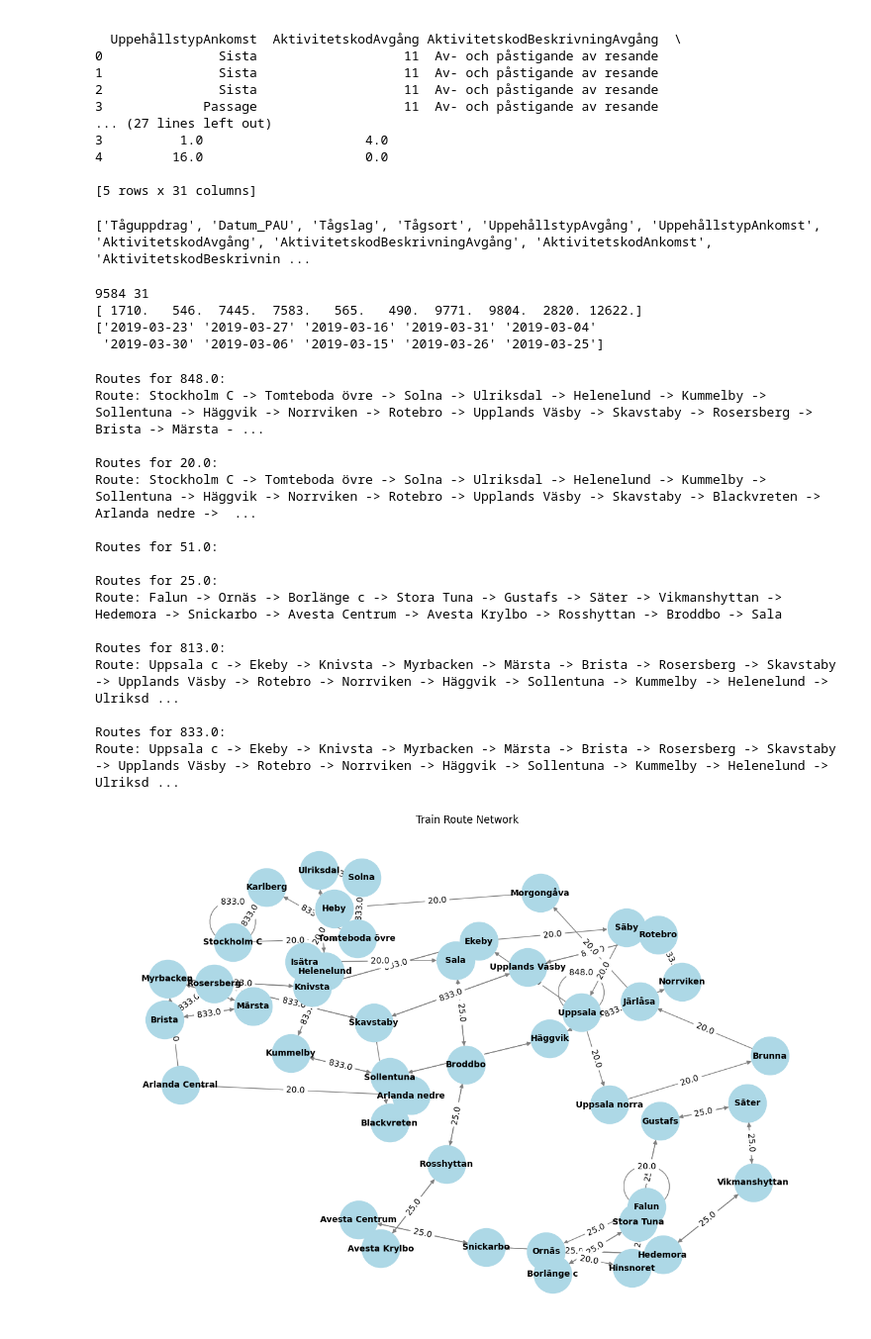
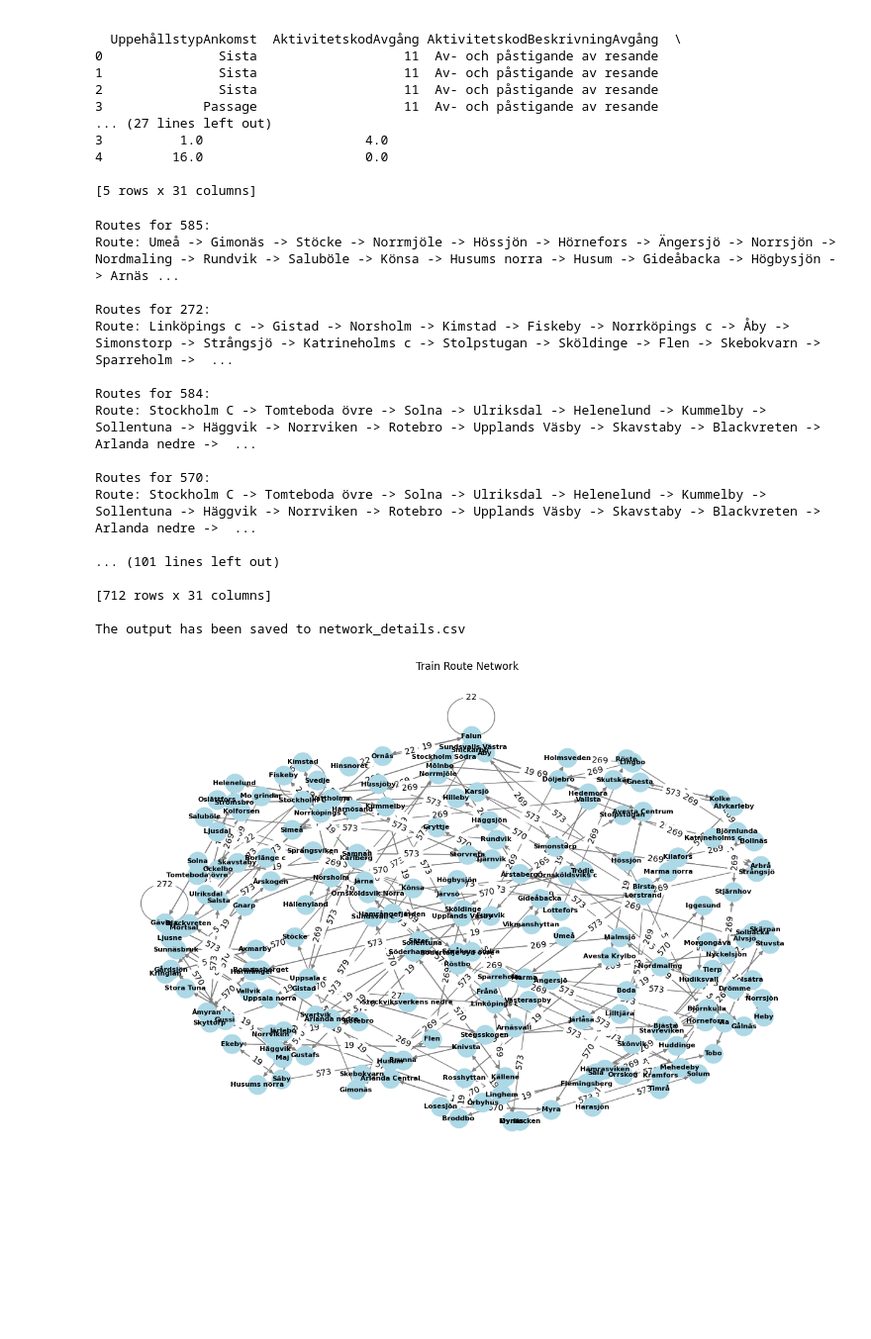
Before and after one commit to Kajsa7535/Project-In-Data-Science-, a Jupyter notebook: Network.ipynb, the cells around one changed output. Shown: that part at 99% size. Cells and saved outputs as stored; diff of their text form; code cells hidden in the pictures; blank space fills up the shorter version.

Commit message:
Changed network data

```diff
--- a/Network.ipynb
+++ b/Network.ipynb
@@ -33,29 +33,11 @@ print(df.head())
 4         16.0                     0.0
 
 [5 rows x 31 columns]
-# %%
-print(df.columns.tolist())
-# %% [output]
-['Tåguppdrag', 'Datum_PAU', 'Tågslag', 'Tågsort', 'UppehållstypAvgång', 'UppehållstypAnkomst', 'AktivitetskodAvgång', 'AktivitetskodBeskrivningAvgång', 'AktivitetskodAnkomst', 'AktivitetskodBeskrivnin ...
-# %%
-#get all rows with tåguppdrag and date
-unique_tåguppdrag = df['Tåguppdrag'].unique()
-unique_dates = df['Datum_PAU'].unique()
-print(len(unique_tåguppdrag), len(unique_dates))
-print(unique_tåguppdrag[:10])
-print(unique_dates[:10])
-# %% [output]
-9584 31
-[ 1710.   546.  7445.  7583.   565.   490.  9771.  9804.  2820. 12622.]
-['2019-03-23' '2019-03-27' '2019-03-16' '2019-03-31' '2019-03-04'
- '2019-03-30' '2019-03-06' '2019-03-15' '2019-03-26' '2019-03-25']
 # %%
 import pandas as pd
 
-
-
 # List of specific mission types interested in
-mission_types = [848.0, 20.0, 51.0,25.0, 813.0, 833.0]  # Add or adjust missions as necessary
+mission_types = [585,272,584,570,579,269,573,14,17,19,20,22]  # Add or adjust missions as necessary
 specific_date = '2019-03-27'  # Change this to desired date
 start_time = '7:00:00'
 end_time = '19:00:00'
@@ -63,6 +45,7 @@ end_time = '19:00:00'
 # Initialize a dictionary to hold routes for each mission
 all_routes = {}
 
+all_filtered_data = []  # List to store filtered data for each mission
 
 # Loop through each mission type
 for mission_type in mission_types:
@@ -78,6 +61,10 @@ for mission_type in mission_types:
                            (filtered_df['PlanAvgTid'].dt.time <= pd.to_datetime(end_time).time())) |
                           ((filtered_df['PlanAnkTid'].dt.time >= pd.to_datetime(start_time).time()) &
                            (filtered_df['PlanAnkTid'].dt.time <= pd.to_datetime(end_time).time()))]
+
+
+    # Append the filtered data to the list
+    all_filtered_data.append(filtered_df)
 
     # Initialize a list to hold the routes for the current mission
     routes = []
@@ -111,52 +98,67 @@ for mission_type in mission_types:
     # Store the routes for the current mission in the dictionary
     all_routes[mission_type] = routes
 
+# Combine all filtered data into a single DataFrame
+combined_filtered_df = pd.concat(all_filtered_data, ignore_index=True)
+
+# Save the combined filtered DataFrame to CSV
+output_file_name = 'network_details.csv'
+combined_filtered_df.to_csv(output_file_name, index=False, encoding='utf-8-sig')
+
+
 # Display the routes for each mission
 for mission, routes in all_routes.items():
     print(f"\nRoutes for {mission}:")
     for route in routes:
         print("Route:", route)
 
-#print("filtered data:",(filtered_df))
+
+
+# Display the filtered data for the network
+print("Filtered data for the network:")
+print(combined_filtered_df)
+
+print(f"\nThe output has been saved to {output_file_name}")
 # %% [output]
-Routes for 848.0:
-Route: Stockholm C -> Tomteboda övre -> Solna -> Ulriksdal -> Helenelund -> Kummelby -> Sollentuna -> Häggvik -> Norrviken -> Rotebro -> Upplands Väsby -> Skavstaby -> Rosersberg -> Brista -> Märsta - ...
+Routes for 585:
+Route: Umeå -> Gimonäs -> Stöcke -> Norrmjöle -> Hössjön -> Hörnefors -> Ängersjö -> Norrsjön -> Nordmaling -> Rundvik -> Saluböle -> Könsa -> Husums norra -> Husum -> Gideåbacka -> Högbysjön -> Arnäs ...
 
-Routes for 20.0:
+Routes for 272:
+Route: Linköpings c -> Gistad -> Norsholm -> Kimstad -> Fiskeby -> Norrköpings c -> Åby -> Simonstorp -> Strångsjö -> Katrineholms c -> Stolpstugan -> Sköldinge -> Flen -> Skebokvarn -> Sparreholm ->  ...
+
+Routes for 584:
 Route: Stockholm C -> Tomteboda övre -> Solna -> Ulriksdal -> Helenelund -> Kummelby -> Sollentuna -> Häggvik -> Norrviken -> Rotebro -> Upplands Väsby -> Skavstaby -> Blackvreten -> Arlanda nedre ->  ...
 
-Routes for 51.0:
+Routes for 570:
+Route: Stockholm C -> Tomteboda övre -> Solna -> Ulriksdal -> Helenelund -> Kummelby -> Sollentuna -> Häggvik -> Norrviken -> Rotebro -> Upplands Väsby -> Skavstaby -> Blackvreten -> Arlanda nedre ->  ...
 
-Routes for 25.0:
-Route: Falun -> Ornäs -> Borlänge c -> Stora Tuna -> Gustafs -> Säter -> Vikmanshyttan -> Hedemora -> Snickarbo -> Avesta Centrum -> Avesta Krylbo -> Rosshyttan -> Broddbo -> Sala
+... (101 lines left out)
 
-Routes for 813.0:
-Route: Uppsala c -> Ekeby -> Knivsta -> Myrbacken -> Märsta -> Brista -> Rosersberg -> Skavstaby -> Upplands Väsby -> Rotebro -> Norrviken -> Häggvik -> Sollentuna -> Kummelby -> Helenelund -> Ulriksd ...
+[712 rows x 31 columns]
 
-Routes for 833.0:
-Route: Uppsala c -> Ekeby -> Knivsta -> Myrbacken -> Märsta -> Brista -> Rosersberg -> Skavstaby -> Upplands Väsby -> Rotebro -> Norrviken -> Häggvik -> Sollentuna -> Kummelby -> Helenelund -> Ulriksd ...
+The output has been saved to network_details.csv
 # %%
 import networkx as nx
 
 G = nx.DiGraph()
 
 # Add edges for each route
 for mission, routes in all_routes.items():
     for route in routes:
         stations = route.split(" -> ")
         for i in range(len(stations) - 1):
             G.add_edge(stations[i], stations[i + 1], mission=mission)
 
 # Draw the graph
 plt.figure(figsize=(12, 8))
 pos = nx.spring_layout(G, k=0.5)  # positions for all nodes
-nx.draw(G, pos, with_labels=True, node_size=2000, node_color="lightblue", font_size=10, font_weight="bold", edge_color="gray", arrows=True)
+nx.draw(G, pos, with_labels=True, node_size=500, node_color="lightblue", font_size=8, font_weight="bold", edge_color="gray", arrows=True)
 
 # Show edge labels for mission types
 edge_labels = nx.get_edge_attributes(G, 'mission')
 nx.draw_networkx_edge_labels(G, pos, edge_labels=edge_labels)
 
 plt.title("Train Route Network")
 plt.show()
 # %% [output]
-[figure, old version]
+[figure, new version]
```
Also changed, not shown: parts of 2 cells of this notebook.
